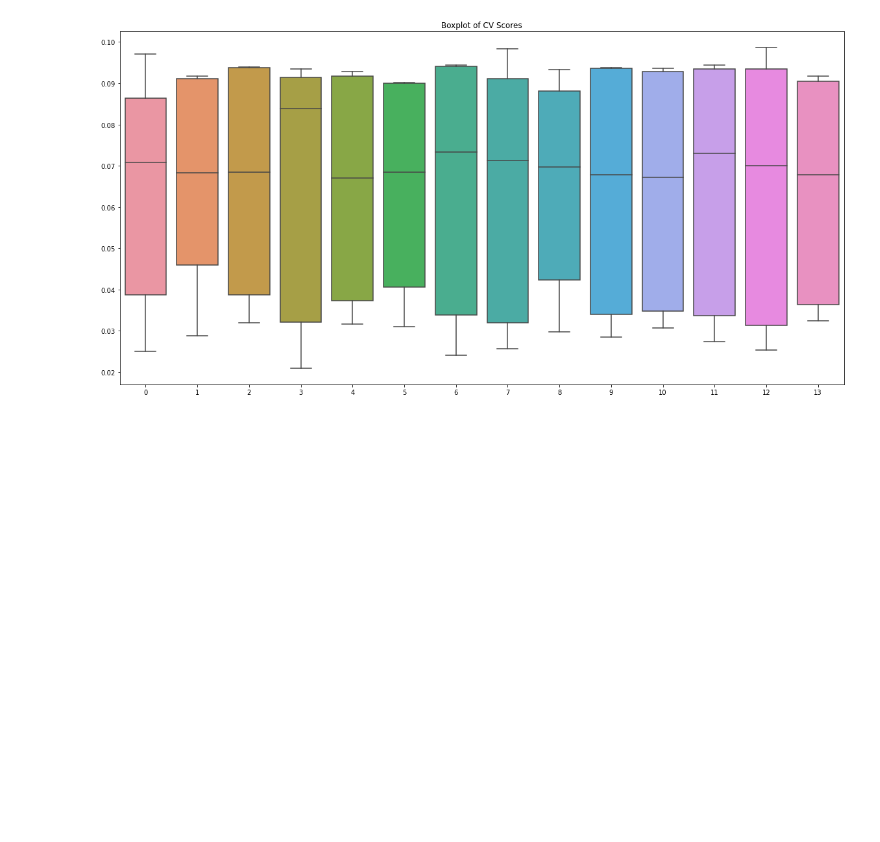
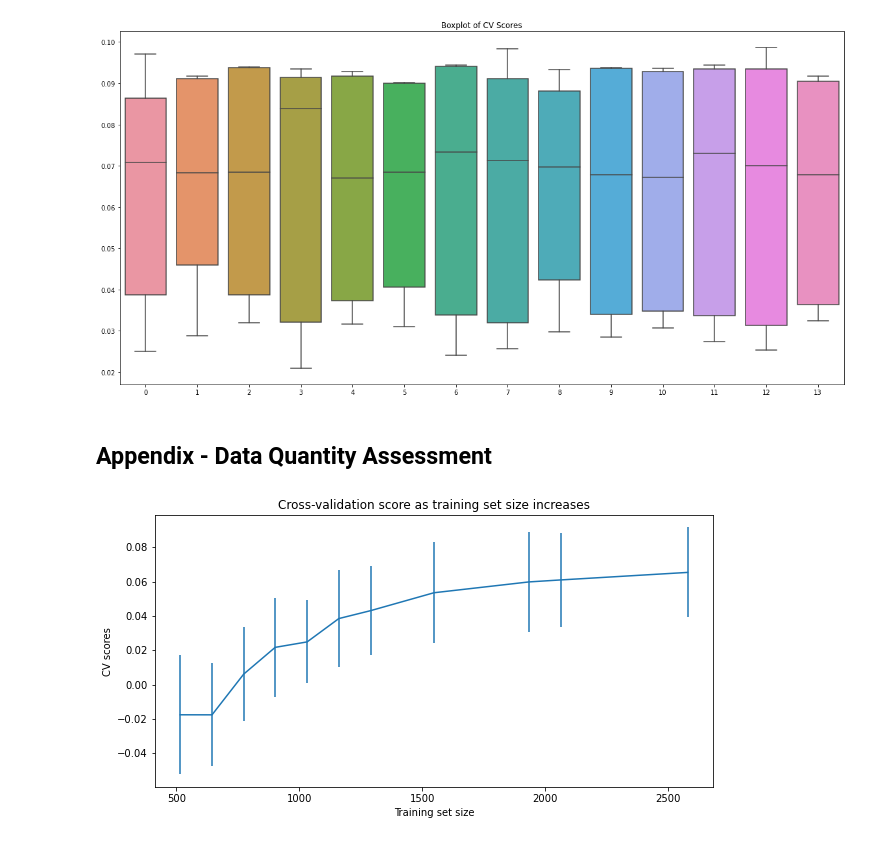
Before and after one commit to JelicaB/BillboardSongAnalysis, a Jupyter notebook: notebooks/4.0-JB-Preprocessing-and-Training.ipynb, the cells around one changed output. Drawn from its saved outputs; the diff is of its cells as text; code cells hidden in the pictures; blank space fills up the shorter version.

```diff
--- a/notebooks/4.0-JB-Preprocessing-and-Training.ipynb
+++ b/notebooks/4.0-JB-Preprocessing-and-Training.ipynb
@@ -390,3 +396,20 @@ sns.boxplot(data=good_cv_array)
 plt.show()
 # %% [output]
 [figure]
+# %% [markdown]
+## Appendix - Data Quantity Assessment
+# %%
+fractions = [.2, .25, .3, .35, .4, .45, .5, .6, .75, .8, 1.0]
+train_size, train_scores, test_scores = learning_curve(best_k_pipe, X_train, y_train, train_sizes=fractions)
+train_scores_mean = np.mean(train_scores, axis=1)
+train_scores_std = np.std(train_scores, axis=1)
+test_scores_mean = np.mean(test_scores, axis=1)
+test_scores_std = np.std(test_scores, axis=1)
+# %%
+plt.subplots(figsize=(10, 5))
+plt.errorbar(train_size, test_scores_mean, yerr=test_scores_std)
+plt.xlabel('Training set size')
+plt.ylabel('CV scores')
+plt.title('Cross-validation score as training set size increases');
+# %% [output]
+[figure, added]
```
Also changed, not shown: parts of 5 cells of this notebook, 5 other files.
